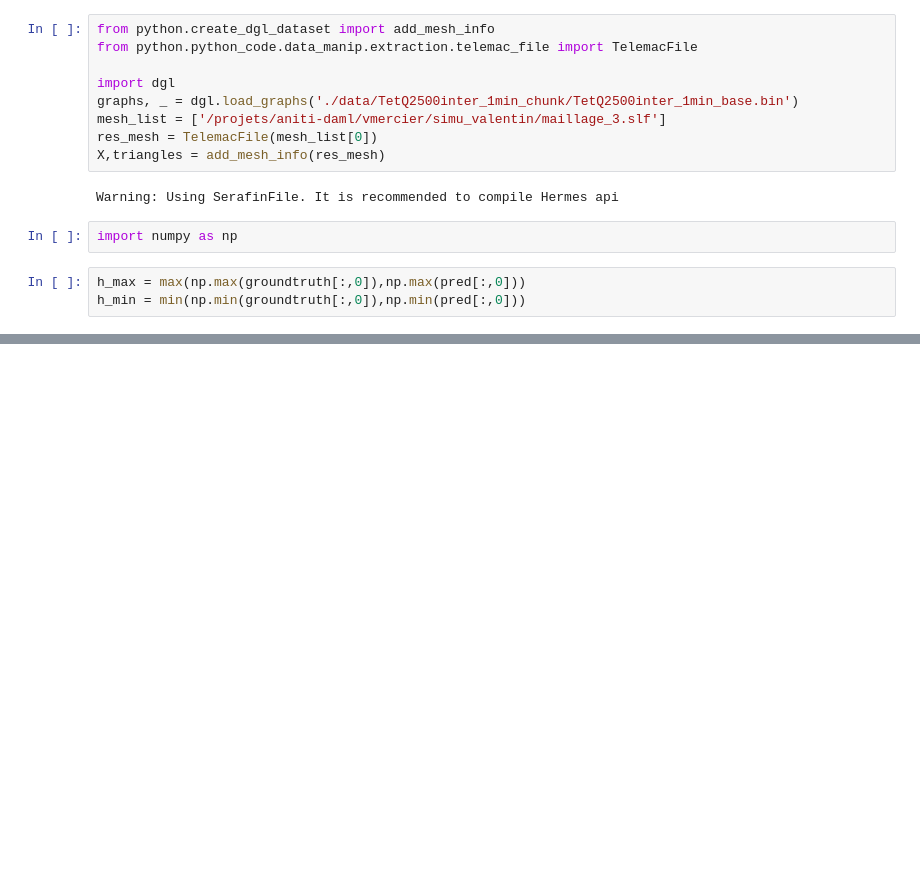
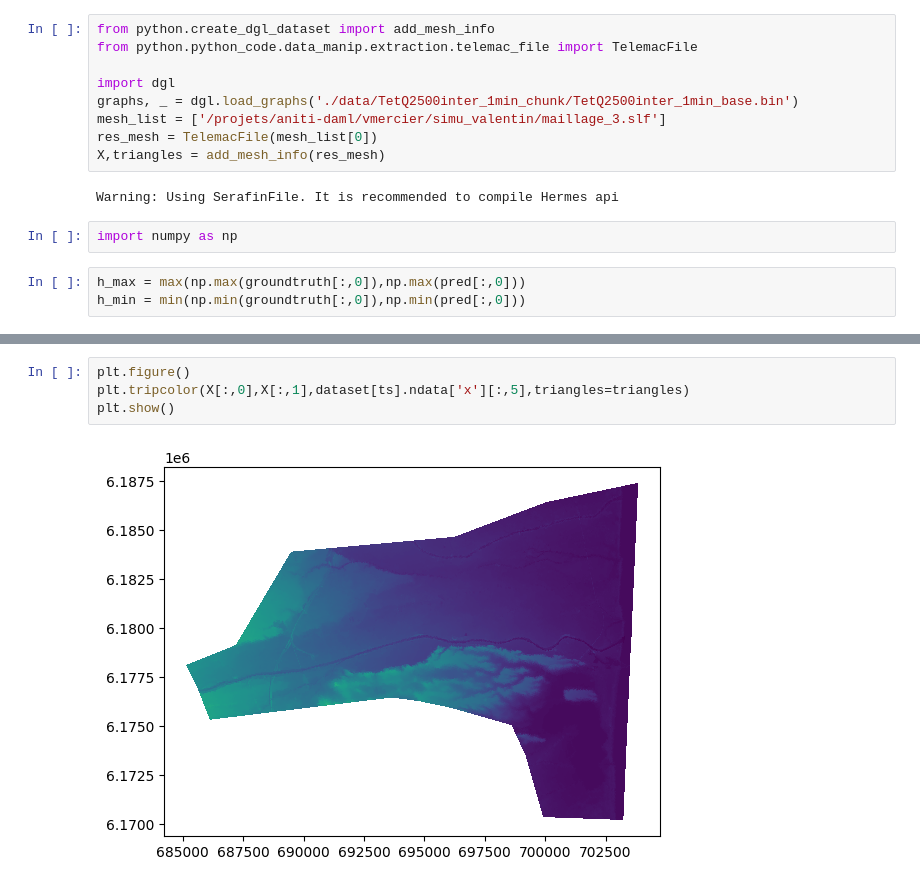
Before and after one commit to vmerc/gnn_modulus_test, a Jupyter notebook: jupyter/tet_multimesh_viz.ipynb, the cells around one changed output, grey strips where cells are left out. Drawn from its saved outputs; the diff is of its cells as text; blank space fills up the shorter version.

```diff
--- a/jupyter/tet_multimesh_viz.ipynb
+++ b/jupyter/tet_multimesh_viz.ipynb
@@ -84,0 +124,6 @@ plt.show()
+# %%
+plt.figure()
+plt.tripcolor(X[:,0],X[:,1],dataset[ts].ndata['x'][:,5],triangles=triangles)
+plt.show()
+# %% [output]
+[figure, added]
```
Also changed, not shown: parts of 16 cells of this notebook, 1 other file.
